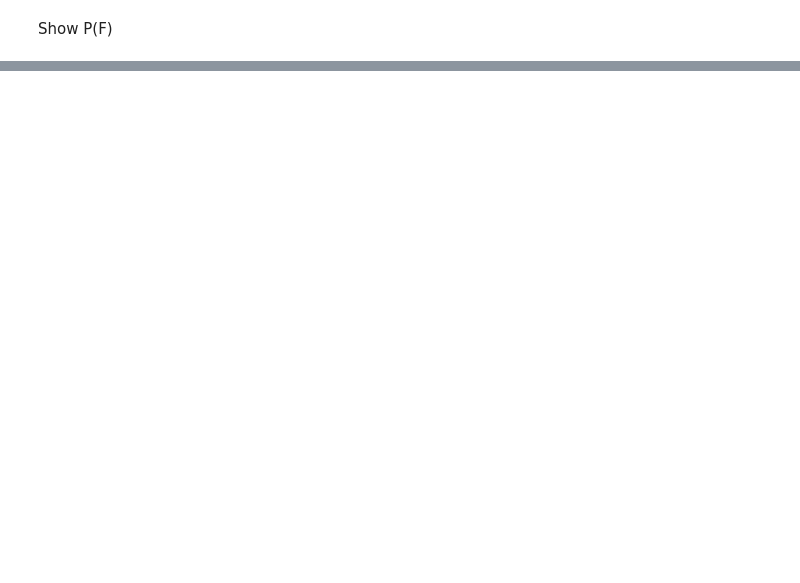
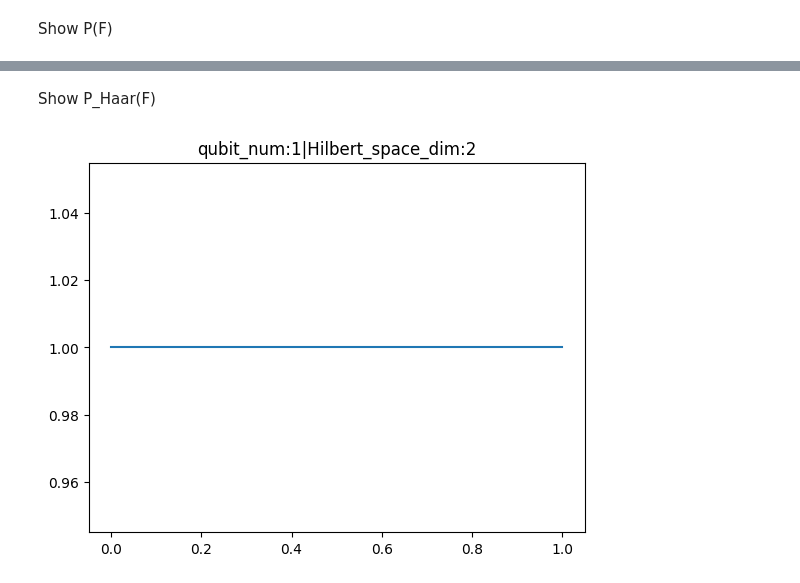
Before and after one commit to ChuhanZhou/Random_Circuit_Sampling, a Jupyter notebook: demo.ipynb, the cells around one changed output, grey strips where cells are left out. Cells and saved outputs as stored; diff of their text form; code cells hidden in the pictures; blank space fills up the shorter version.

```diff
--- a/demo.ipynb
+++ b/demo.ipynb
@@ -30,0 +107,24 @@ circuits.show_p_f(f_list,input_qubit_number,max_gate_number,batch_calculation_nu
+# %% [markdown]
+Show P_Haar(F)
+# %%
+hist = circuits.show_p_haar_f(input_qubit_number)
+
+def on_change(value):
+    #print(int(value))
+    #input_qubit_number = int(value)
+    f = np.linspace(0, 1, 1000)
+    N = 2 ** int(4)
+    hist.plot(f, (N - 1) * (1 - f) ** (N - 2))
+    hist.show()
+
+input_qubit_slider = widgets.IntSlider(
+    value=input_qubit_number,
+    min=0,
+    max=25,
+    step=1,
+    description='input_qubit:',
+)
+input_qubit_slider.observe(on_change, names='value')
+input_qubit_slider
+# %% [output]
+[figure, added]
```
Also changed, not shown: parts of 13 cells of this notebook, 2 other files.
